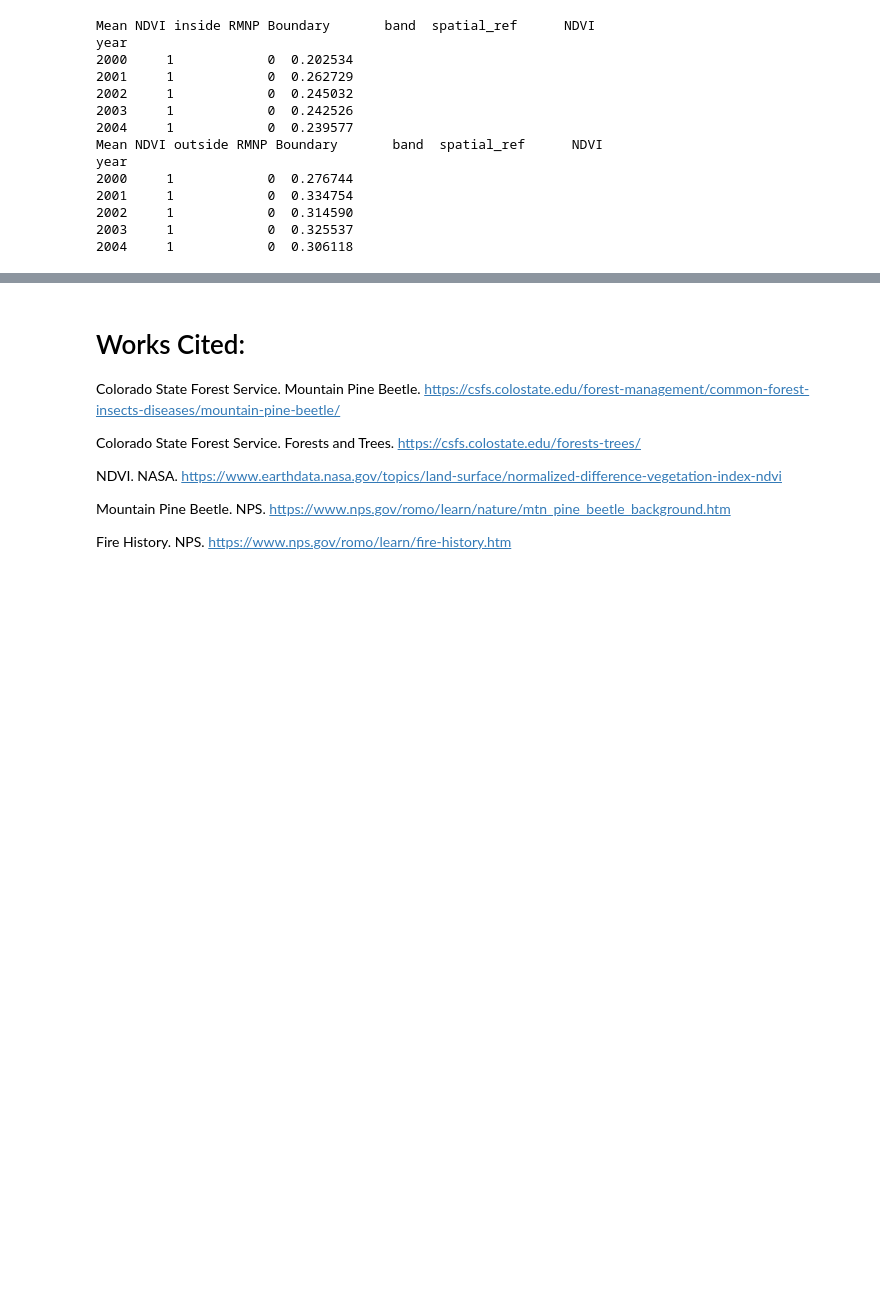
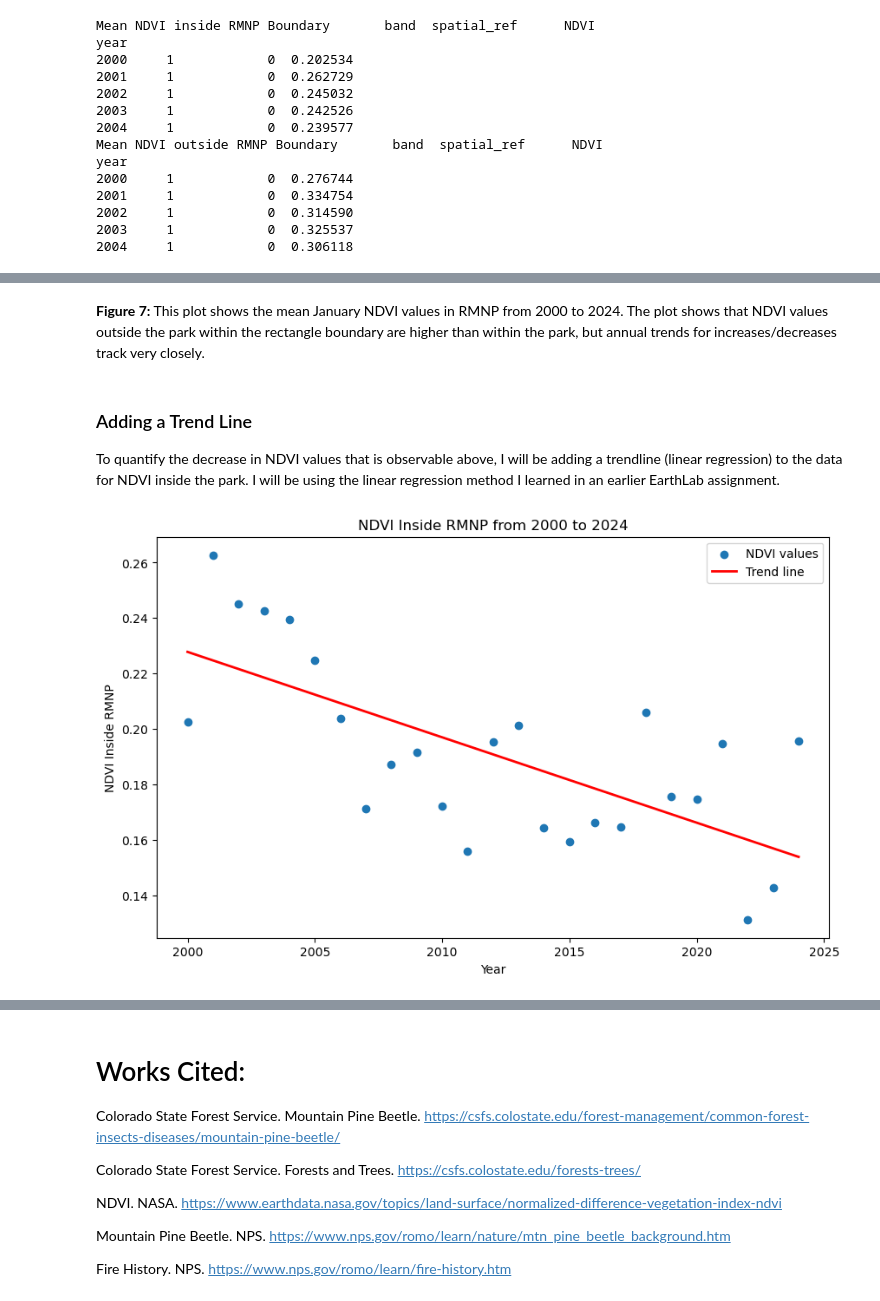
Before and after one commit to maxwarnock/maxwarnock-final-project-1, a Jupyter notebook: notebooks/ndvi_project.ipynb, the cells around one changed output, grey strips where cells are left out. Cells and saved outputs as stored; diff of their text form; code cells hidden in the pictures; blank space fills up the shorter version.

```diff
--- a/notebooks/ndvi_project.ipynb
+++ b/notebooks/ndvi_project.ipynb
@@ -388,2 +424,47 @@ jan_ndvi_df.hvplot(title='Mean January NDVI Inside and Outside RMNP')
 # %% [output]
 [interactive output not drawn]
+# %% [markdown]
+**Figure 7:** This plot shows the mean January NDVI values in RMNP from 2000 to 2024. The plot shows that NDVI values outside the park within the rectangle boundary are higher than within the park, but annual trends for increases/decreases track very closely.
+# %% [markdown]
+### Adding a Trend Line
+To quantify the decrease in NDVI values that is observable above, I will be adding a trendline (linear regression) to the data for NDVI inside the park. I will be using the linear regression method I learned in an earlier EarthLab assignment.
+# %%
+# Define the X and y values for the model
+# I needed to reshape the index (year) to be 2-dimensional
+X = jan_ndvi_df.index.values.reshape(-1, 1)
+y = jan_ndvi_df["NDVI_Inside_RMNP"].values
+
+# Method for running the linear regression using sklearn
+model = LinearRegression()
+model.fit(X, y)
+
+# finding the slope with .coef_
+slope = model.coef_[0]
+
+# finding the intercept with .intercept
+intercept = model.intercept_
+# %%
+# Create evenly spaced x-range for trendline
+x_vals = np.linspace(
+    jan_ndvi_df.index.min(),
+    jan_ndvi_df.index.max(),
+    200)
+
+# Applying the y=mx+b formula for lines
+y_trend = slope * x_vals + intercept
+
+figure, rmnp_trend = plt.subplots(figsize=(10, 6))
+
+rmnp_trend.scatter(jan_ndvi_df.index, y, label="NDVI values")
+rmnp_trend.plot(x_vals, y_trend, linewidth=2, label="Trend line", color="red")
+
+rmnp_trend.set(
+    xlabel="Year",
+    ylabel="NDVI Inside RMNP",
+    title="NDVI Inside RMNP from 2000 to 2024",
+)
+
+rmnp_trend.legend()
+plt.show()
+# %% [output]
+[figure, added]
```
Also changed, not shown: parts of 22 cells of this notebook.
